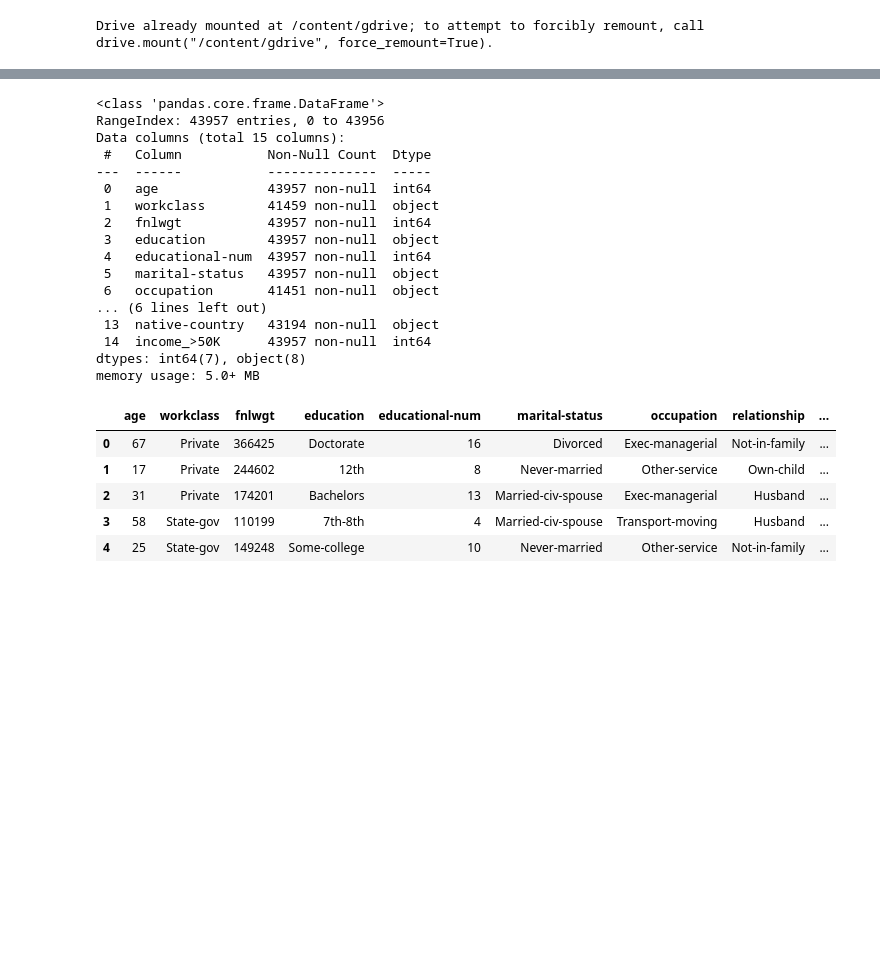
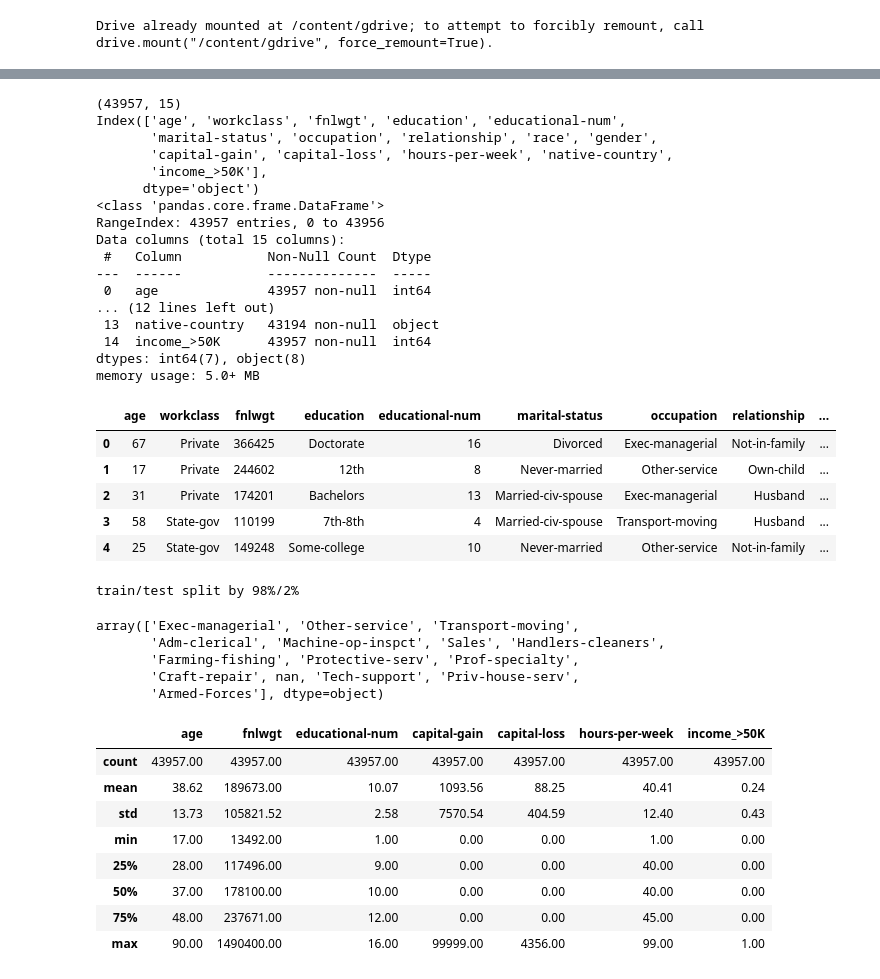
Before and after one commit to heesukjang/Income_Prediction, a Jupyter notebook: Income_Prediction.ipynb, the cells around one changed output, grey strips where cells are left out. Drawn from its saved outputs; the diff is of its cells as text; code cells hidden in the pictures; blank space fills up the shorter version.

```diff
--- a/Income_Prediction.ipynb
+++ b/Income_Prediction.ipynb
@@ -31,6 +31,7 @@ import warnings
 warnings.filterwarnings('ignore')
 import seaborn as sns
 from IPython.display import display_html
+pd.options.display.float_format = '{:.2f}'.format
 sns.set(style='whitegrid', palette='muted', font_scale=2)
 mpl.rcParams['figure.figsize'] = (8,6)
 plt.rcParams['legend.fontsize'] = 15
@@ -80,22 +83,24 @@ memory usage: 98.5+ KB
 | 4 | 46 | Self-emp-not-inc | 311231 | HS-grad | 9 | Married-civ-spouse | Farming-fishing | Husband | ... |
 # %%
 df_train = pd.read_csv('/content/gdrive/MyDrive/Kaggle/train.csv')
+print(df_train.shape)
+print(df_train.columns)
 df_train.info()
 df_train.head()
 # %% [output]
+(43957, 15)
+Index(['age', 'workclass', 'fnlwgt', 'education', 'educational-num',
+       'marital-status', 'occupation', 'relationship', 'race', 'gender',
+       'capital-gain', 'capital-loss', 'hours-per-week', 'native-country',
+       'income_>50K'],
+      dtype='object')
 <class 'pandas.core.frame.DataFrame'>
 RangeIndex: 43957 entries, 0 to 43956
 Data columns (total 15 columns):
  #   Column           Non-Null Count  Dtype
 ---  ------           --------------  -----
  0   age              43957 non-null  int64
- 1   workclass        41459 non-null  object
- 2   fnlwgt           43957 non-null  int64
- 3   education        43957 non-null  object
- 4   educational-num  43957 non-null  int64
- 5   marital-status   43957 non-null  object
- 6   occupation       41451 non-null  object
-... (6 lines left out)
+... (12 lines left out)
  13  native-country   43194 non-null  object
  14  income_>50K      43957 non-null  int64
 dtypes: int64(7), object(8)
@@ -106,3 +111,29 @@ memory usage: 5.0+ MB
 | 2 | 31 | Private | 174201 | Bachelors | 13 | Married-civ-spouse | Exec-managerial | Husband | ... |
 | 3 | 58 | State-gov | 110199 | 7th-8th | 4 | Married-civ-spouse | Transport-moving | Husband | ... |
 | 4 | 25 | State-gov | 149248 | Some-college | 10 | Never-married | Other-service | Not-in-family | ... |
+# %%
+train_size = round(df_train.shape[0]/(df_train.shape[0] + df_test.shape[0])*100)
+test_size = 100 - train_size
+print(f'train/test split by {train_size}%/{test_size}%')
+# %% [output]
+train/test split by 98%/2%
+# %%
+df_train.occupation.unique()
+# %% [output]
+array(['Exec-managerial', 'Other-service', 'Transport-moving',
+       'Adm-clerical', 'Machine-op-inspct', 'Sales', 'Handlers-cleaners',
+       'Farming-fishing', 'Protective-serv', 'Prof-specialty',
+       'Craft-repair', nan, 'Tech-support', 'Priv-house-serv',
+       'Armed-Forces'], dtype=object)
+# %%
+df_train.describe()
+# %% [output]
+|  | age | fnlwgt | educational-num | capital-gain | capital-loss | hours-per-week | income_>50K |
+| count | 43957.00 | 43957.00 | 43957.00 | 43957.00 | 43957.00 | 43957.00 | 43957.00 |
+| mean | 38.62 | 189673.00 | 10.07 | 1093.56 | 88.25 | 40.41 | 0.24 |
+| std | 13.73 | 105821.52 | 2.58 | 7570.54 | 404.59 | 12.40 | 0.43 |
+| min | 17.00 | 13492.00 | 1.00 | 0.00 | 0.00 | 1.00 | 0.00 |
+| 25% | 28.00 | 117496.00 | 9.00 | 0.00 | 0.00 | 40.00 | 0.00 |
+| 50% | 37.00 | 178100.00 | 10.00 | 0.00 | 0.00 | 40.00 | 0.00 |
+| 75% | 48.00 | 237671.00 | 12.00 | 0.00 | 0.00 | 45.00 | 0.00 |
+| max | 90.00 | 1490400.00 | 16.00 | 99999.00 | 4356.00 | 99.00 | 1.00 |
```
Also changed, not shown: parts of 2 cells of this notebook.
